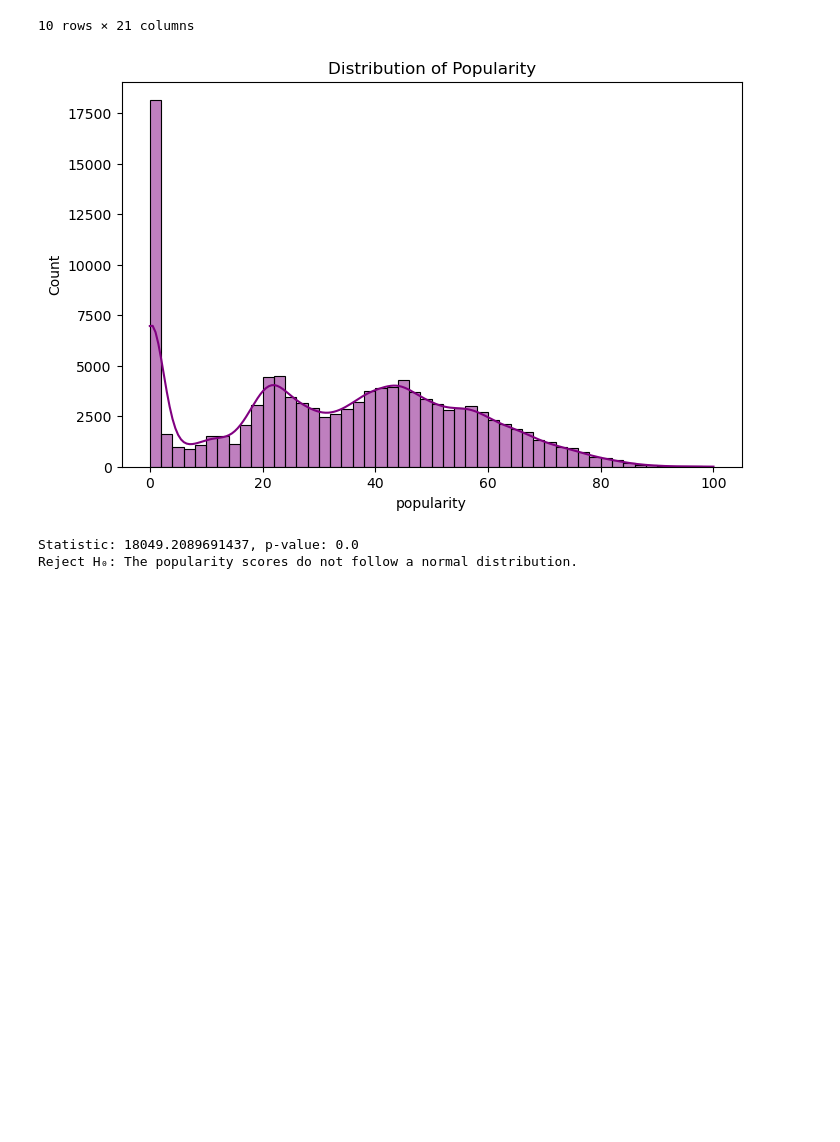
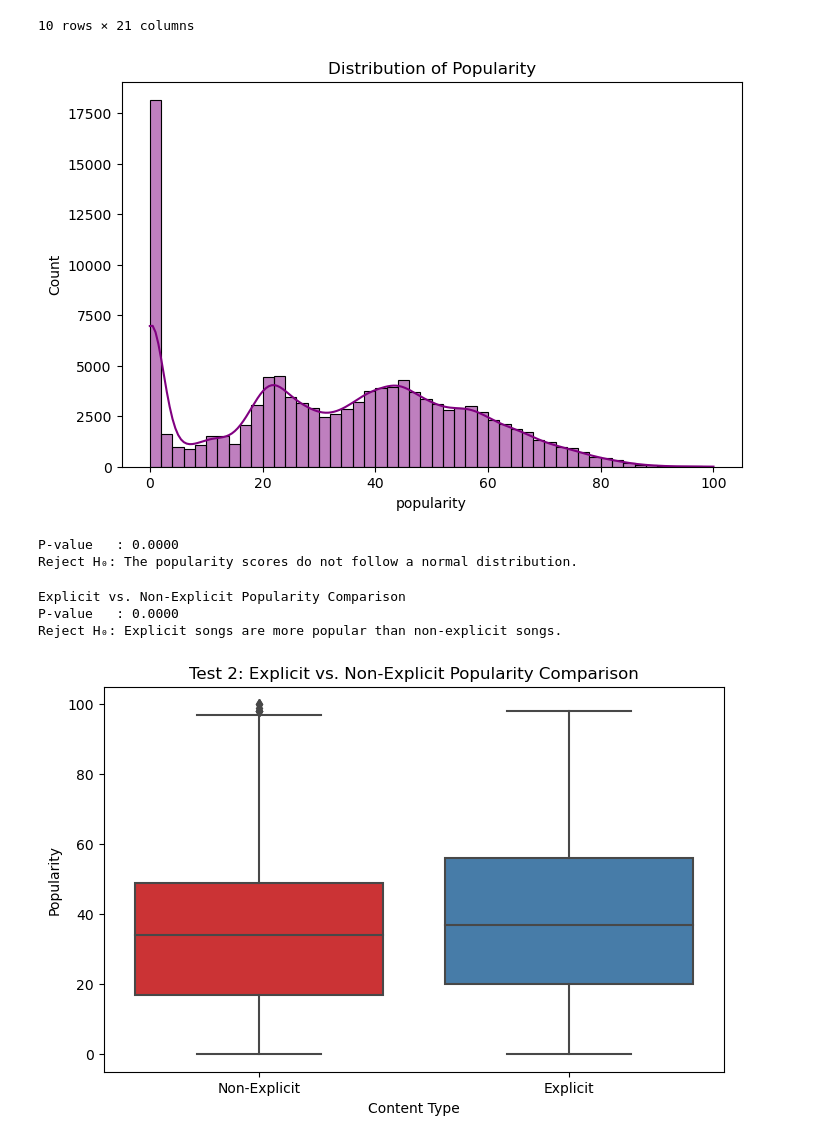
Before and after one commit to canreves/popularity-guesser, a Jupyter notebook: hypothesis-testing.ipynb, the cells around one changed output. Drawn from its saved outputs; the diff is of its cells as text; code cells hidden in the pictures; blank space fills up the shorter version.

Commit message:
test 2 is done.

```diff
--- a/hypothesis-testing.ipynb
+++ b/hypothesis-testing.ipynb
@@ -175,7 +175,7 @@ plt.title("Distribution of Popularity")
 plt.show()
 
 stat, p_value = stats.normaltest(df["popularity"])
-print(f"Statistic: {stat}, p-value: {p_value}")
+print(f"P-value   : {p_value:.4f}")
 
 if p_value < 0.05:
     print("Reject H₀: The popularity scores do not follow a normal distribution.")
@@ -183,5 +183,33 @@ else:
     print("Failed to reject H₀: The popularity scores may follow a normal distribution.")
 # %% [output]
 [figure]
-Statistic: 18049.2089691437, p-value: 0.0
+P-value   : 0.0000
 Reject H₀: The popularity scores do not follow a normal distribution.
+# %%
+#Test 2: Explicit vs. Non-Explicit - Mann-Whitney U Test
+
+explicit_popularity = df[df["explicit"] == True]["popularity"]
+non_explicit_popularity = df[df["explicit"] == False]["popularity"]
+
+stat, p_value = stats.mannwhitneyu(explicit_popularity, non_explicit_popularity, alternative='greater')
+
+print(f"Explicit vs. Non-Explicit Popularity Comparison")
+print(f"P-value   : {p_value:.4f}")
+
+if p_value < 0.05:
+    print("Reject H₀: Explicit songs are more popular than non-explicit songs.")
+else:
+    print("Failed to reject H₀: No significant difference in popularity between explicit and non-explicit songs.")
+
+
+plt.figure(figsize=(8,5))
+sns.boxplot(x=df["explicit"].map({True: "Explicit", False: "Non-Explicit"}), y=df["popularity"], palette="Set1")
+plt.title("Test 2: Explicit vs. Non-Explicit Popularity Comparison")
+plt.xlabel("Content Type")
+plt.ylabel("Popularity")
+plt.show()
+# %% [output]
+Explicit vs. Non-Explicit Popularity Comparison
+P-value   : 0.0000
+Reject H₀: Explicit songs are more popular than non-explicit songs.
+[figure, added]
```
